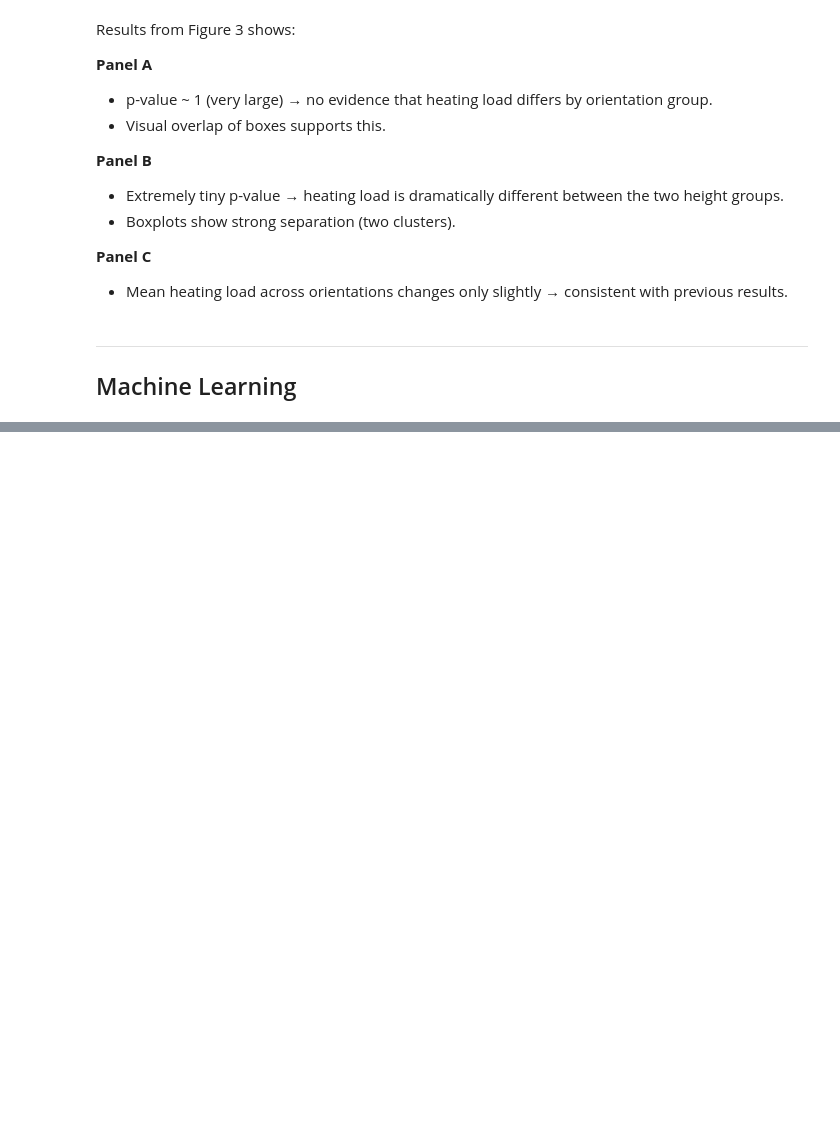
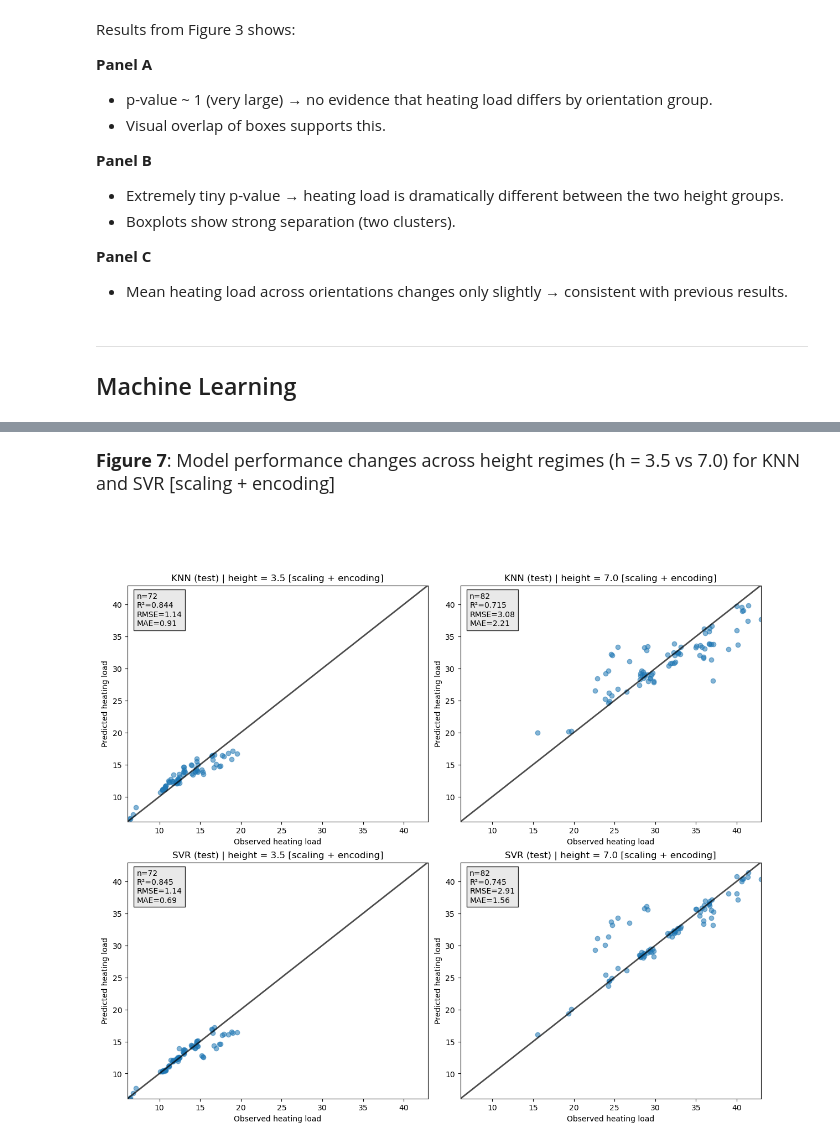
Before and after one commit to jerikadrian/DataAnalysisAssignments, a Jupyter notebook: Final Project 7/main.ipynb, the cells around one changed output, grey strips where cells are left out. Drawn from its saved outputs; the diff is of its cells as text; code cells hidden in the pictures; blank space fills up the shorter version.

```diff
--- a/Final Project 7/main.ipynb
+++ b/Final Project 7/main.ipynb
@@ -153,0 +174,5 @@ Results from Figure 5 shows:
+# %%
+plot_improved_figure2(num=7)
+# %% [output]
+<p><span style="font-size: 1.2em;"><b>Figure 7</b>: Model performance changes across height regimes (h = 3.5 vs 7.0) for KNN and SVR [scaling + encoding]</span></p><br><br>
+[figure, added]
```
Also changed, not shown: parts of 11 cells of this notebook, 1 other file.
